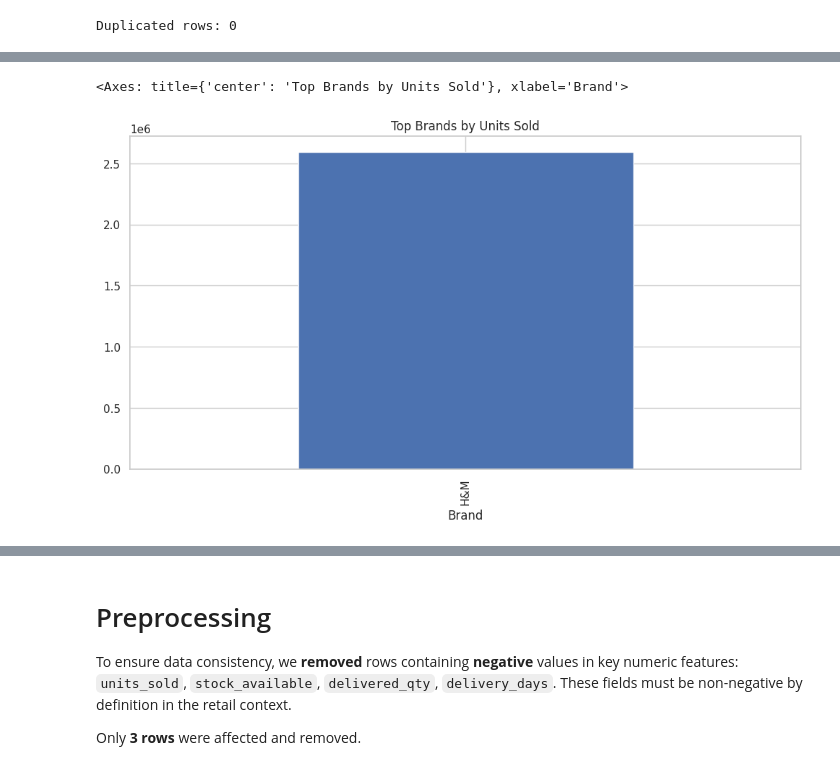
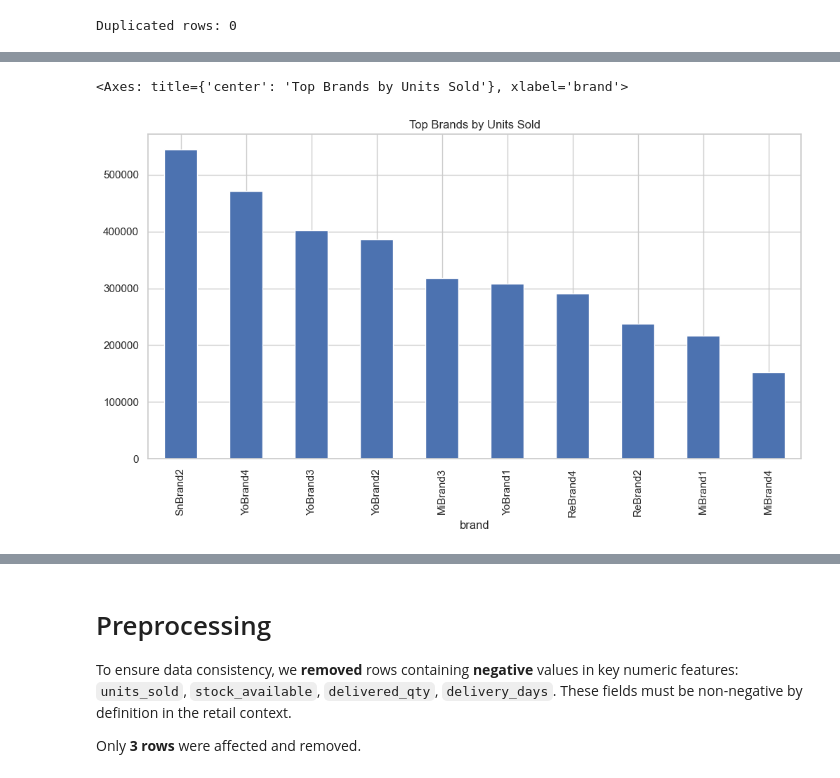
Before and after one commit to Vishnupriya-Selvraj/demand-forecasting-and-price-elasticity, a Jupyter notebook: FMCG_Sales_Forecasting_ML_Case_Study.ipynb, the cells around one changed output, grey strips where cells are left out. Cells and saved outputs as stored; diff of their text form; code cells hidden in the pictures.

```diff
--- a/FMCG_Sales_Forecasting_ML_Case_Study.ipynb
+++ b/FMCG_Sales_Forecasting_ML_Case_Study.ipynb
@@ -1,8 +1,9 @@
 # %% [markdown]
 <a href="https://colab.research.google.com/github/Vishnupriya-Selvraj/demand-forecasting-and-price-elasticity/blob/main/FMCG_Sales_Forecasting_ML_Case_Study.ipynb" target="_parent"><img src="https://colab.research.google.com/assets/colab-badge.svg" alt="Open In Colab"/></a>
 # %%
+import os
 import kagglehub
 beatafaron_fmcg_daily_sales_data_to_2022_2024_path = kagglehub.dataset_download('beatafaron/fmcg-daily-sales-data-to-2022-2024')
-
-print('Data source import complete.')
+csv_path = os.path.join(beatafaron_fmcg_daily_sales_data_to_2022_2024_path, 'FMCG_2022_2024.csv')
+print('Data source import complete. CSV path:', csv_path)
 # %% [output]
@@ -66,7 +66,7 @@ plt.rcParams["figure.figsize"] = (12, 6)
 ### Notes:
 - Negative values in stock_available, delivered_qty, and units_sold — need validation.
 # %%
-df = pd.read_csv("/content/hm_enhanced_2023_2024_live.csv", parse_dates=["Date"])
+df = pd.read_csv(csv_path, parse_dates=["date"])
 df_eda = df.copy()
 # %%
 print("Shape:", df_eda.shape)
@@ -224,10 +210,10 @@ for col in numeric_cols:
 # %%
 # Top brands by units_sold
-df_eda.groupby("Brand")["QuantitySold"].sum().sort_values(ascending=False).head(10).plot(
+df_eda.groupby("brand")["units_sold"].sum().sort_values(ascending=False).head(10).plot(
     kind="bar", title="Top Brands by Units Sold"
 )
 # %% [output]
-<Axes: title={'center': 'Top Brands by Units Sold'}, xlabel='Brand'>
+<Axes: title={'center': 'Top Brands by Units Sold'}, xlabel='brand'>
-[figure, old version]
+[figure, new version]
 # %%
 # Price distribution by category
```
Also changed, not shown: parts of 24 cells of this notebook, 18 other files.
